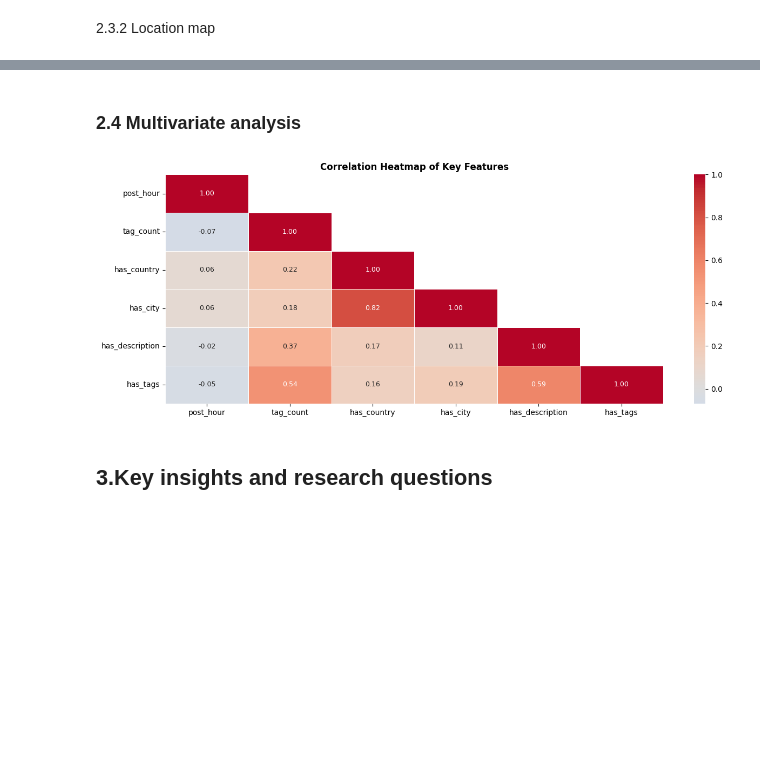
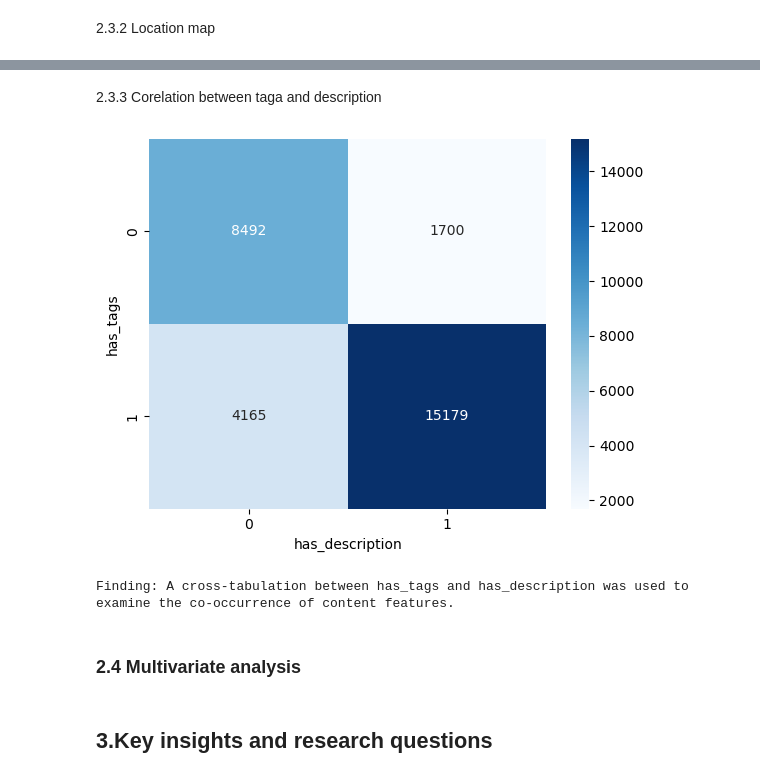
Before and after one commit to vhaa0001/FIT5196_Assignment_1, a Jupyter notebook: group64_1.ipynb, the cells around one changed output, grey strips where cells are left out. Saved outputs shown, nothing was run; the diff lists cells and outputs as text; code cells hidden in the pictures; blank space fills up the shorter version.

```diff
--- a/group64_1.ipynb
+++ b/group64_1.ipynb
@@ -919,8 +942,21 @@ AttributeError: The geopandas.dataset has been deprecated and was removed in Geo
+# %% [markdown]
+2.3.3  Corelation between taga and description
+# %%
+# tags and description matrix
+df['has_tags']        = df['Tags'].notna().astype(int)
+df['has_description'] = df['Description'].notna().astype(int)
+sns.heatmap(pd.crosstab(df['has_tags'], df['has_description']), annot=True, fmt='d', cmap='Blues')
+plt.savefig('fig8c_cross-tab_tagsdes.png', bbox_inches='tight')
+plt.show()
+print('Finding: A cross-tabulation between has_tags and has_description was used to examine the co-occurrence of content features.')
+# %% [output]
+[figure, added]
+Finding: A cross-tabulation between has_tags and has_description was used to examine the co-occurrence of content features.
 # %% [markdown]
 ### 2.4 Multivariate analysis
 # %%
-# Correlation Heatmap — Numerical Features
-# Add engineered features for correlation
+# Correlation Heatmap
+# add engineered features for correlation
 df['has_tags']        = df['Tags'].notna().astype(int)
 df['has_description'] = df['Description'].notna().astype(int)
 df['has_city']        = df['City'].notna().astype(int)
@@ -954,8 +990,9 @@ ax.set_title('Correlation Heatmap of Key Features', fontweight='bold')
 plt.tight_layout()
 plt.savefig('fig_correlation_heatmap.png', bbox_inches='tight')
 plt.show()
+print('Finding: has_city and has_country are strongly correlated (r≈0.80),'
+      ' meaning users who provide one location field tend to provide both.'
+      ' has_tags and has_description show moderate positive correlation.')
-# %% [output]
-[figure, removed]
 # %% [markdown]
 ## 3.Key insights and research questions
 # %% [markdown]
```
Also changed, not shown: parts of 27 cells of this notebook.
